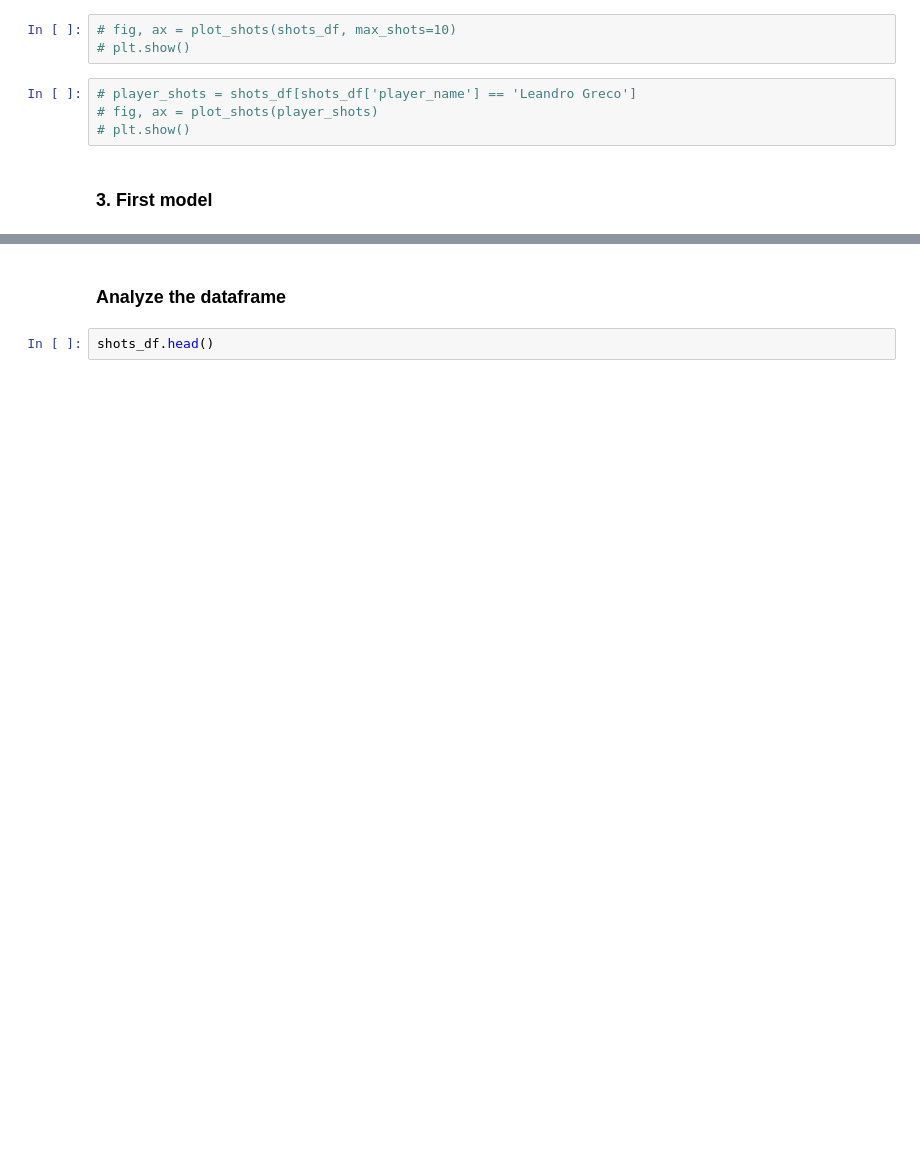
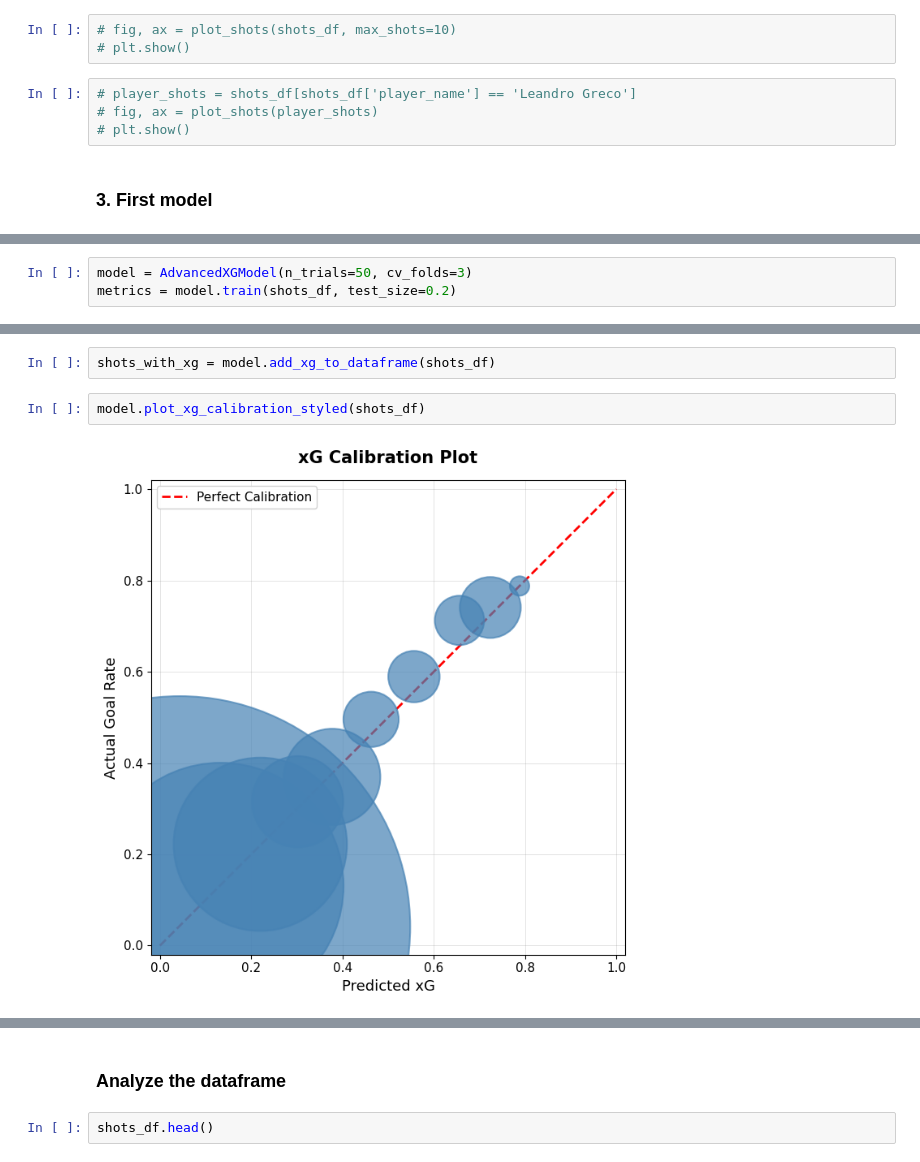
Before and after one commit to rodmart21/football_xG, a Jupyter notebook: xG/xg.ipynb, the cells around one changed output, grey strips where cells are left out. Saved outputs shown, nothing was run; the diff lists cells and outputs as text; blank space fills up the shorter version.

```diff
--- a/xG/xg.ipynb
+++ b/xG/xg.ipynb
@@ -120,0 +102,3 @@ Model saved successfully!
+# %%
+model = AdvancedXGModel(n_trials=50, cv_folds=3)
+metrics = model.train(shots_df, test_size=0.2)
@@ -120,0 +130,6 @@ Model saved successfully!
+# %%
+shots_with_xg = model.add_xg_to_dataframe(shots_df)
+# %%
+model.plot_xg_calibration_styled(shots_df)
+# %% [output]
+[figure, added]
```
Also changed, not shown: parts of 23 cells of this notebook, 4 other files.
